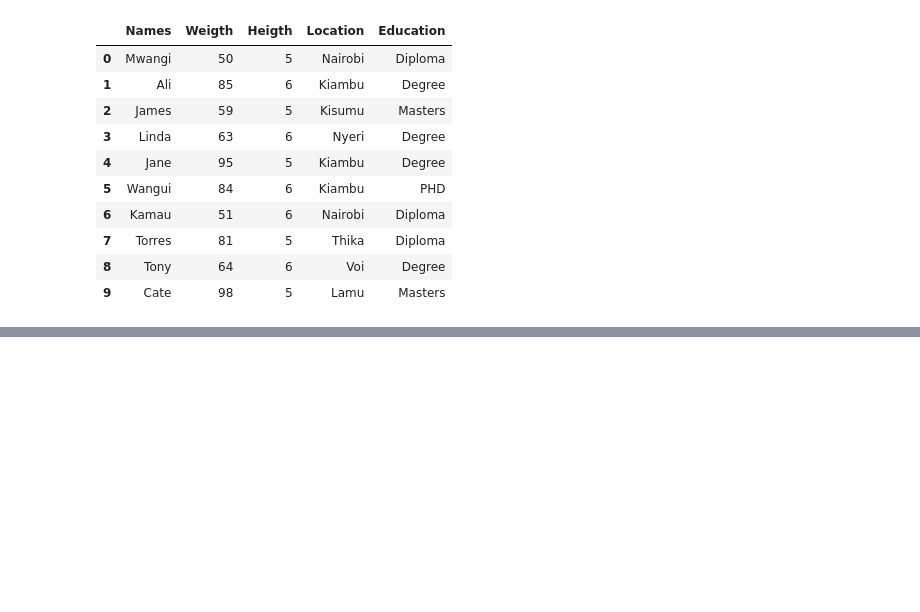
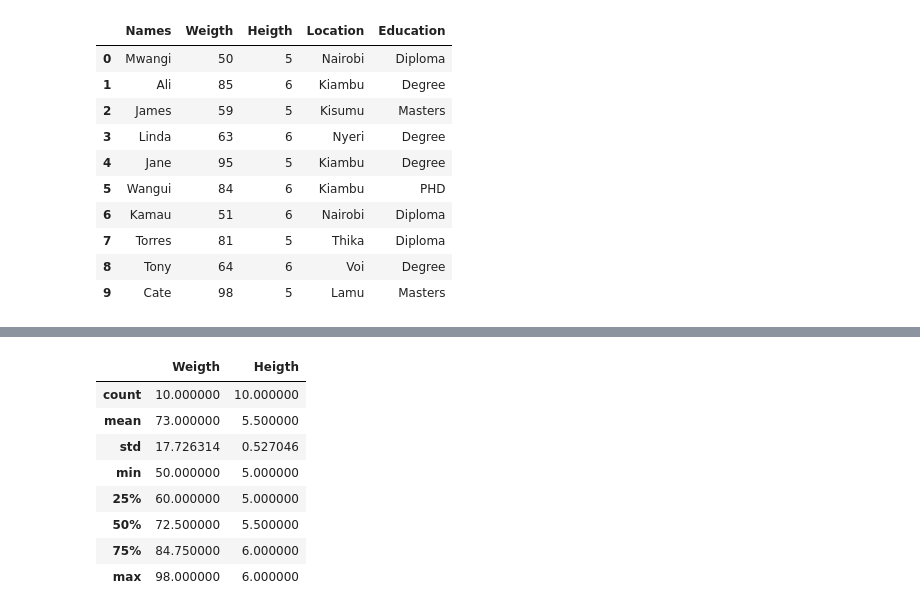
Before and after one commit to kgathungu/Introduction-to-python, a Jupyter notebook: gathungunov.ipynb, the cells around one changed output, grey strips where cells are left out. Cells and saved outputs as stored; diff of their text form; code cells hidden in the pictures; blank space fills up the shorter version.

```diff
--- a/gathungunov.ipynb
+++ b/gathungunov.ipynb
@@ -512,0 +531,12 @@ Friends
+# %%
+Friends.describe()
+# %% [output]
+|  | Weigth | Heigth |
+| count | 10.000000 | 10.000000 |
+| mean | 73.000000 | 5.500000 |
+| std | 17.726314 | 0.527046 |
+| min | 50.000000 | 5.000000 |
+| 25% | 60.000000 | 5.000000 |
+| 50% | 72.500000 | 5.500000 |
+| 75% | 84.750000 | 6.000000 |
+| max | 98.000000 | 6.000000 |
```
Also changed, not shown: parts of 2 cells of this notebook, 4 other files.
